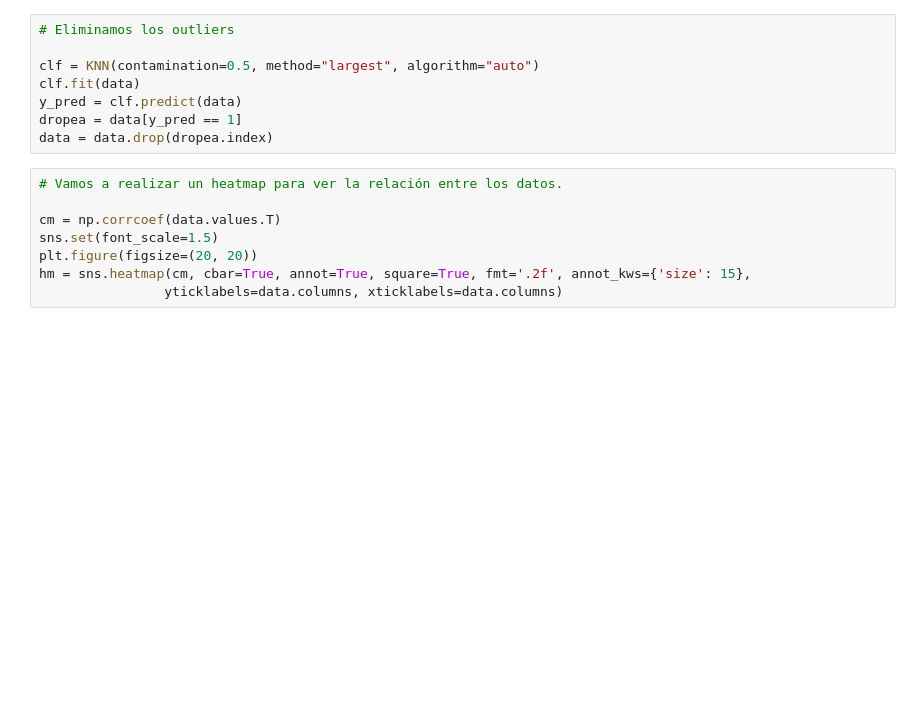
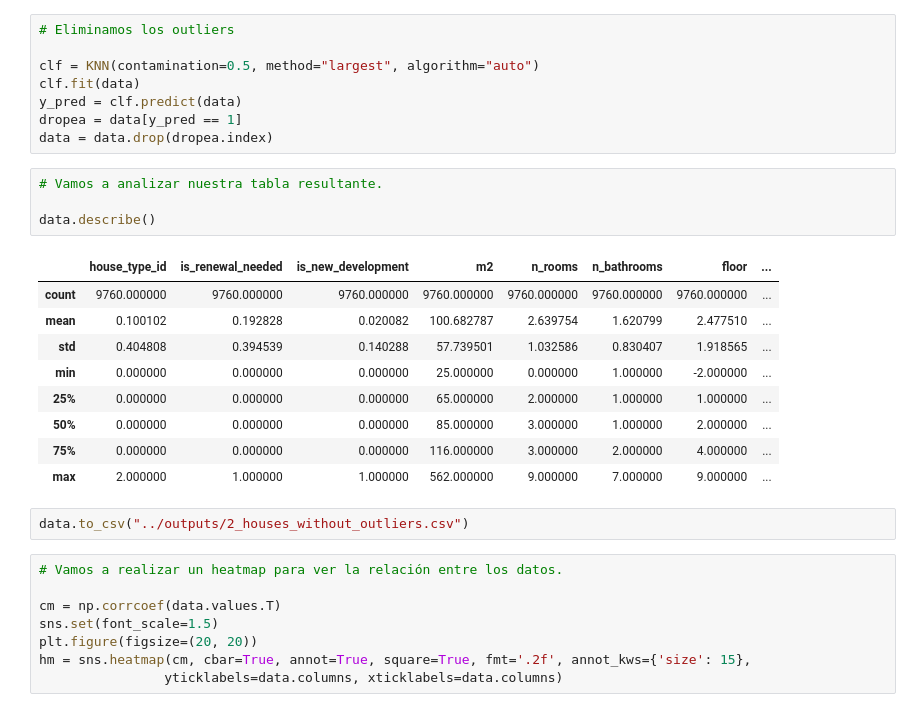
Before and after one commit to Jav1-Mart1nez/Proyecto-final, a Jupyter notebook: jupyter_notebooks/2_without_outliers_train.ipynb, the cells around one changed output. Cells and saved outputs as stored; diff of their text form; blank space fills up the shorter version.

```diff
--- a/jupyter_notebooks/without_outliers_train.ipynb
+++ b/jupyter_notebooks/2_without_outliers_train.ipynb
@@ -26,6 +26,22 @@ clf.fit(data)
 y_pred = clf.predict(data)
 dropea = data[y_pred == 1]
 data = data.drop(dropea.index)
+# %%
+# Vamos a analizar nuestra tabla resultante.
+
+data.describe()
+# %% [output]
+|  | house_type_id | is_renewal_needed | is_new_development | m2 | n_rooms | n_bathrooms | floor | ... |
+| count | 9760.000000 | 9760.000000 | 9760.000000 | 9760.000000 | 9760.000000 | 9760.000000 | 9760.000000 | ... |
+| mean | 0.100102 | 0.192828 | 0.020082 | 100.682787 | 2.639754 | 1.620799 | 2.477510 | ... |
+| std | 0.404808 | 0.394539 | 0.140288 | 57.739501 | 1.032586 | 0.830407 | 1.918565 | ... |
+| min | 0.000000 | 0.000000 | 0.000000 | 25.000000 | 0.000000 | 1.000000 | -2.000000 | ... |
+| 25% | 0.000000 | 0.000000 | 0.000000 | 65.000000 | 2.000000 | 1.000000 | 1.000000 | ... |
+| 50% | 0.000000 | 0.000000 | 0.000000 | 85.000000 | 3.000000 | 1.000000 | 2.000000 | ... |
+| 75% | 0.000000 | 0.000000 | 0.000000 | 116.000000 | 3.000000 | 2.000000 | 4.000000 | ... |
+| max | 2.000000 | 1.000000 | 1.000000 | 562.000000 | 9.000000 | 7.000000 | 9.000000 | ... |
+# %%
+data.to_csv("../outputs/2_houses_without_outliers.csv")
 # %%
 # Vamos a realizar un heatmap para ver la relación entre los datos.
 
```
Also changed, not shown: parts of 39 cells of this notebook, 18 other files.
